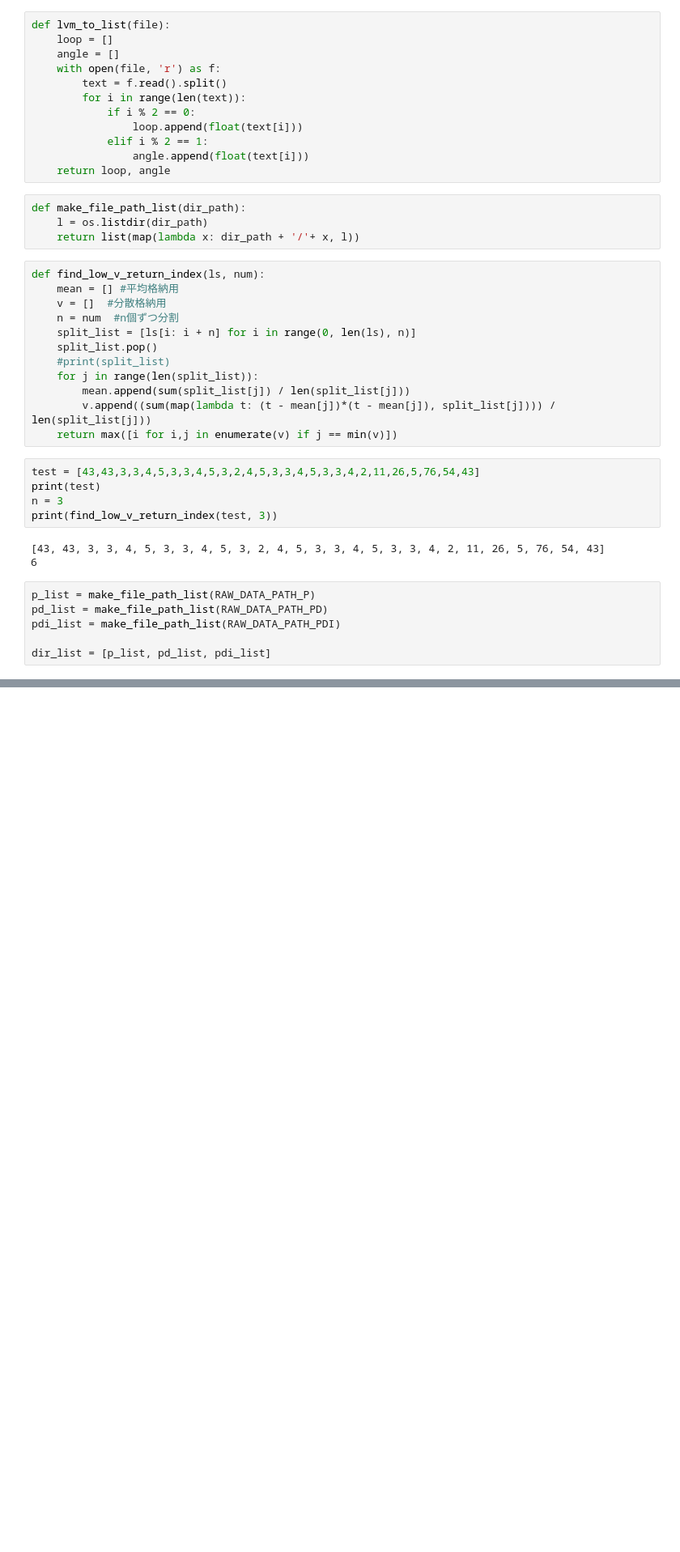
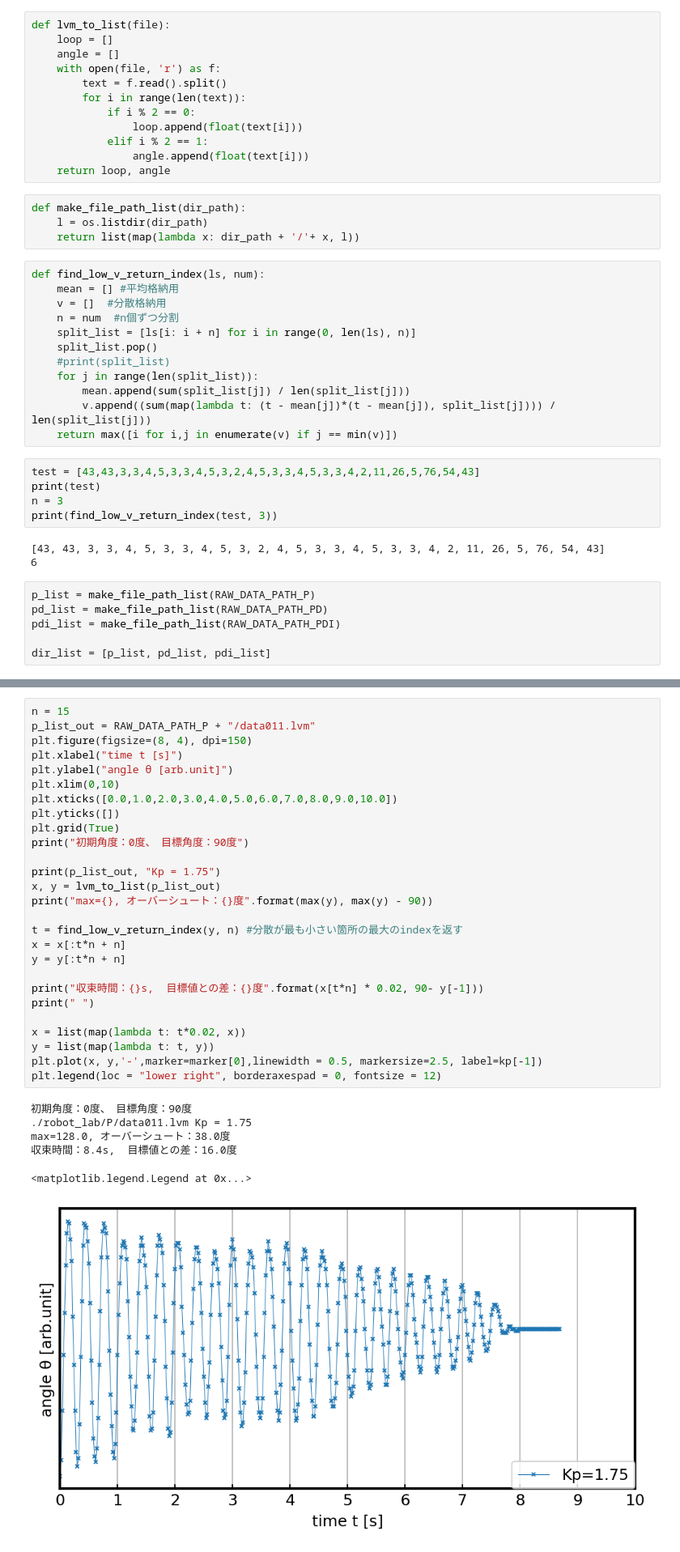
Before and after one commit to sheerlore/ex_robot_data, a Jupyter notebook: data.ipynb, the cells around one changed output, grey strips where cells are left out. Shown: that part at 81% size. Cells and saved outputs as stored; diff of their text form; blank space fills up the shorter version.

```diff
--- a/data.ipynb
+++ b/data.ipynb
@@ -119,0 +182,34 @@ draw(pdi_list, kdi, "pdi")
+# %%
+n = 15
+p_list_out = RAW_DATA_PATH_P + "/data011.lvm"
+plt.figure(figsize=(8, 4), dpi=150)
+plt.xlabel("time t [s]")
+plt.ylabel("angle θ [arb.unit]")
+plt.xlim(0,10)
+plt.xticks([0.0,1.0,2.0,3.0,4.0,5.0,6.0,7.0,8.0,9.0,10.0])
+plt.yticks([])
+plt.grid(True)
+print("初期角度：0度、　目標角度：90度")
+
+print(p_list_out, "Kp = 1.75")
+x, y = lvm_to_list(p_list_out)
+print("max={}, オーバーシュート：{}度".format(max(y), max(y) - 90))
+
+t = find_low_v_return_index(y, n) #分散が最も小さい箇所の最大のindexを返す
+x = x[:t*n + n]
+y = y[:t*n + n]
+
+print("収束時間：{}s,  目標値との差：{}度".format(x[t*n] * 0.02, 90- y[-1]))
+print(" ")
+
+x = list(map(lambda t: t*0.02, x))
+y = list(map(lambda t: t, y))
+plt.plot(x, y,'-',marker=marker[0],linewidth = 0.5, markersize=2.5, label=kp[-1])
+plt.legend(loc = "lower right", borderaxespad = 0, fontsize = 12)
+# %% [output]
+初期角度：0度、　目標角度：90度
+./robot_lab/P/data011.lvm Kp = 1.75
+max=128.0, オーバーシュート：38.0度
+収束時間：8.4s,  目標値との差：16.0度
+<matplotlib.legend.Legend at 0x...>
+[figure, added]
```
Also changed, not shown: parts of 5 cells of this notebook.
